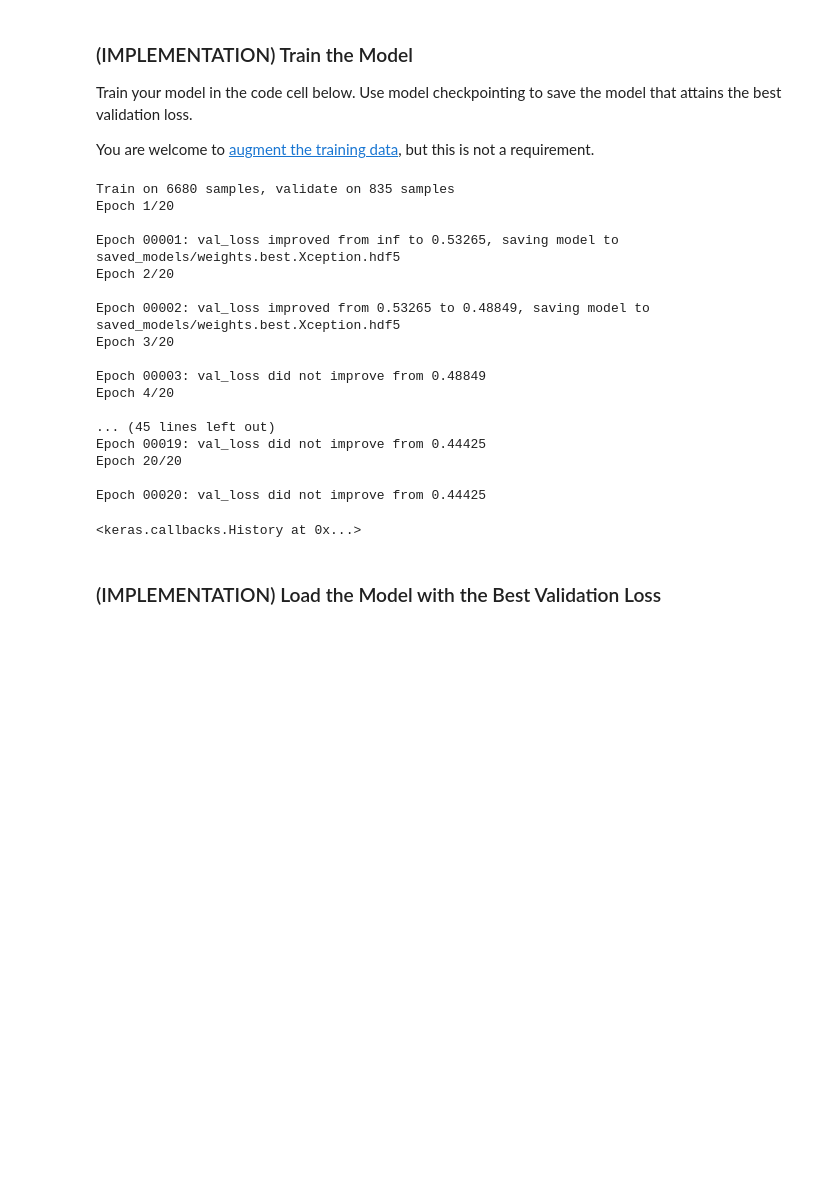
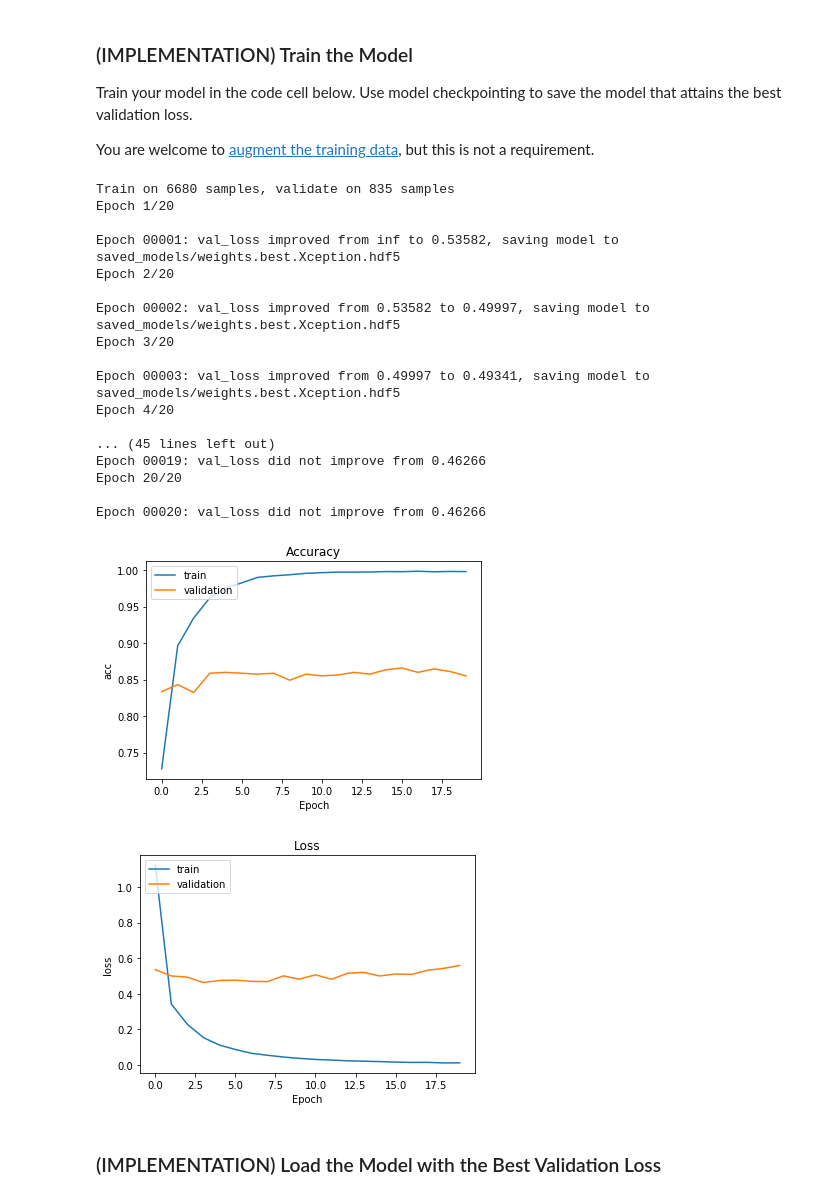
Before and after one commit to lufor129/DLHomeWork_2018Fall, a Jupyter notebook: assignment2/dog_app.ipynb, the cells around one changed output. Drawn from its saved outputs; the diff is of its cells as text; code cells hidden in the pictures; blank space fills up the shorter version.

```diff
--- a/assignment2/dog_app.ipynb
+++ b/assignment2/dog_app.ipynb
@@ -374,10 +374,13 @@ model = Sequential()
 ### TODO: Define your architecture.
 model.add(Conv2D(filters=16, kernel_size=2, padding='valid', activation='relu',input_shape=(224,224,3)))
 model.add(MaxPooling2D(pool_size=2))
+model.add(Dropout(0.5))
 model.add(Conv2D(filters=32, kernel_size=2, padding='valid', activation='relu',input_shape=(111,111,16)))
 model.add(MaxPooling2D(pool_size=2))
+model.add(Dropout(0.5))
 model.add(Conv2D(filters=64, kernel_size=2, padding='valid', activation='relu',input_shape=(55,55,32)))
 model.add(MaxPooling2D(pool_size=2))
+model.add(Dropout(0.5))
 model.add(GlobalAveragePooling2D(input_shape=(27, 27, 64)))
 model.add(Dense(133, activation='softmax'))
 
@@ -626,28 +629,43 @@ You are welcome to [augment the training data](https://blog.keras.io/building-po
 checkpointer = ModelCheckpoint(filepath='saved_models/weights.best.Xception.hdf5',
                                verbose=1, save_best_only=True)
 
-Xception_model.fit(train_Xception, train_targets,
+fit_data=Xception_model.fit(train_Xception, train_targets,
           validation_data=(valid_Xception, valid_targets),
           epochs=20, batch_size=20, callbacks=[checkpointer], verbose=1)
 # %% [output]
 Train on 6680 samples, validate on 835 samples
 Epoch 1/20
 
-Epoch 00001: val_loss improved from inf to 0.53265, saving model to saved_models/weights.best.Xception.hdf5
+Epoch 00001: val_loss improved from inf to 0.53582, saving model to saved_models/weights.best.Xception.hdf5
 Epoch 2/20
 
-Epoch 00002: val_loss improved from 0.53265 to 0.48849, saving model to saved_models/weights.best.Xception.hdf5
+Epoch 00002: val_loss improved from 0.53582 to 0.49997, saving model to saved_models/weights.best.Xception.hdf5
 Epoch 3/20
 
-Epoch 00003: val_loss did not improve from 0.48849
+Epoch 00003: val_loss improved from 0.49997 to 0.49341, saving model to saved_models/weights.best.Xception.hdf5
 Epoch 4/20
 
 ... (45 lines left out)
-Epoch 00019: val_loss did not improve from 0.44425
+Epoch 00019: val_loss did not improve from 0.46266
 Epoch 20/20
 
-Epoch 00020: val_loss did not improve from 0.44425
+Epoch 00020: val_loss did not improve from 0.46266
-<keras.callbacks.History at 0x...>
+# %%
+import matplotlib.pyplot as plt
+def show_train_history(train_history, title, train, validation):
+    plt.plot(train_history.history[train])
+    plt.plot(train_history.history[validation])
+    plt.title(title)
+    plt.ylabel(train)
+    plt.xlabel('Epoch')
+    plt.legend(['train', 'validation'], loc = 'upper left')
+    plt.show()
+
+show_train_history(fit_data, 'Accuracy', 'acc', 'val_acc')
+show_train_history(fit_data, 'Loss', 'loss', 'val_loss')
+# %% [output]
+[figure, added]
+[figure, added]
 # %% [markdown]
 ### (IMPLEMENTATION) Load the Model with the Best Validation Loss
 # %%
```
Also changed, not shown: parts of 7 cells of this notebook, 4 other files.
